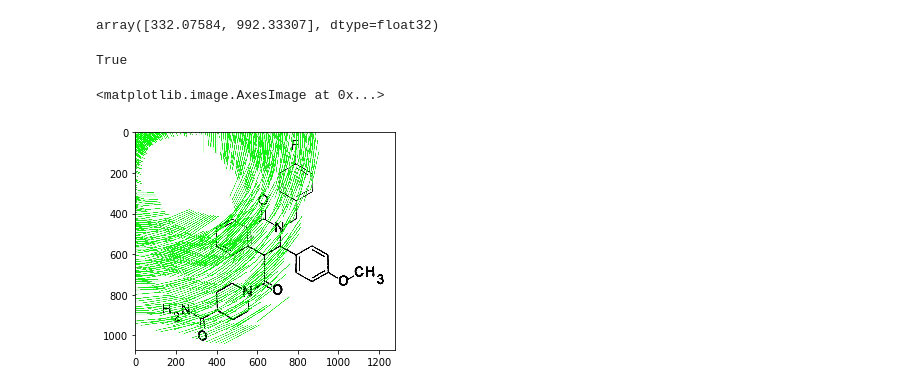
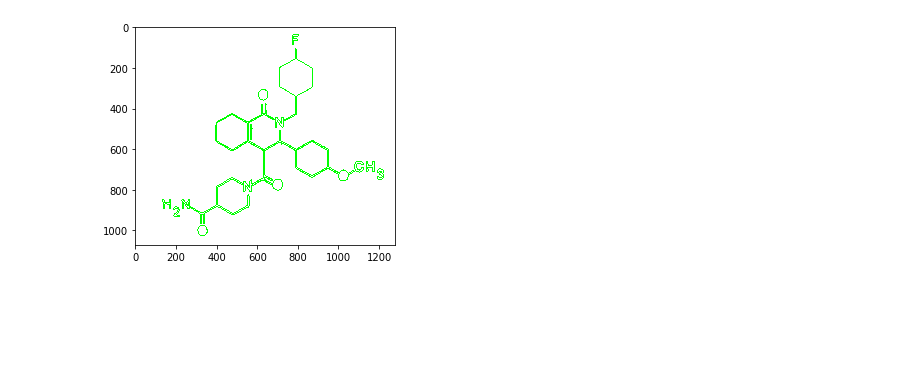
Before and after one commit to abstract-dog/abstract_dog, a Jupyter notebook: tonyStarkWorks/Copy_of_hack.ipynb, the cells around one changed output. Drawn from its saved outputs; the diff is of its cells as text; code cells hidden in the pictures; blank space fills up the shorter version.

```diff
--- a/tonyStarkWorks/Copy_of_hack.ipynb
+++ b/tonyStarkWorks/Copy_of_hack.ipynb
@@ -99,41 +162,13 @@ plt.imshow(img)
-# %%
-data_of_noda = {}
-index = 0
-
-def find_bondes(corners):
-    for i in range(1, len(corners)):
-
-
-for i in range(1, len(corners)):
-    data_of_noda[index] =
-# %% [output]
-array([332.07584, 992.33307], dtype=float32)
-# %%
-img2 = cv2.imread('3.jpg')
-gray = cv2.cvtColor(img2, cv2.COLOR_BGR2GRAY)
-edges = cv2.Canny(gray, 30, 200)
-
-lines = cv2.HoughLines(edges, 10, np.pi/180, 200)
-
-for line in lines:
-    for rho, theta in line:
-        a = np.cos(theta)
-        b = np.sin(theta)
-        x0 = a * rho
-        y0 = b * rho
-        x1 = int(x0 + 100 * (-b))
-        y1 = int(y0 + 100 * (a))
-        x2 = int(x0 - 100 * (-b))
-        y2 = int(y0 - 100 * (a))
-        cv2.line(img2,(x1,y1),(x2,y2),(0,255,0),2)
-
-cv2.imwrite('houghlines5.jpg',img2)
-# %% [output]
-True
-# %%
-img3 = cv2.imread('houghlines5.jpg')
-
-plt.imshow(img3)
-# %% [output]
-<matplotlib.image.AxesImage at 0x...>
-[figure, removed]
+# %%
+image = cv2.imread('3.jpg')
+
+edged = define_edged(image, 30, 200)
+contours, hierarchy = get_contours(edged)
+
+image[::] = 255
+cv2.drawContours(image, contours, -1, (0, 255, 0), 3)
+
+plt.imshow(image)
+plt.show()
+# %% [output]
+[figure, added]
```
Also changed, not shown: parts of 6 cells of this notebook, 4 other files.
